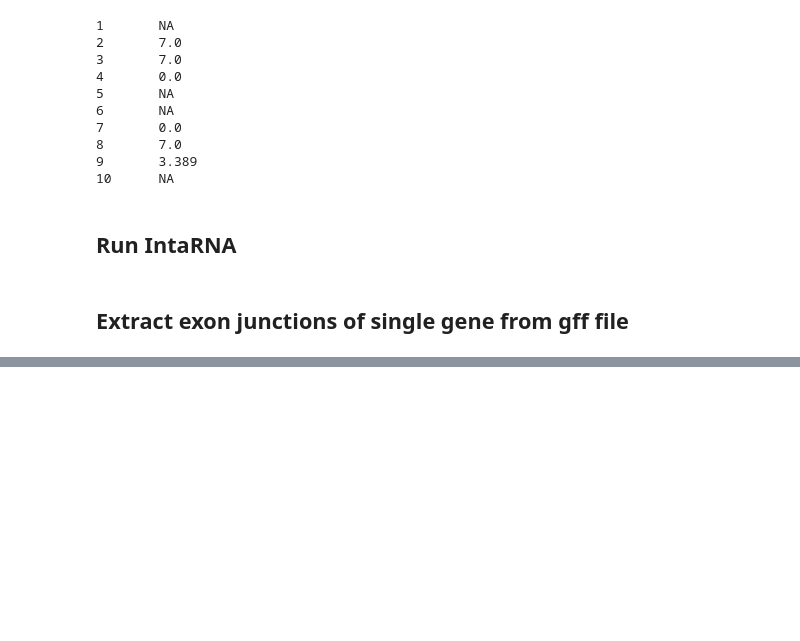
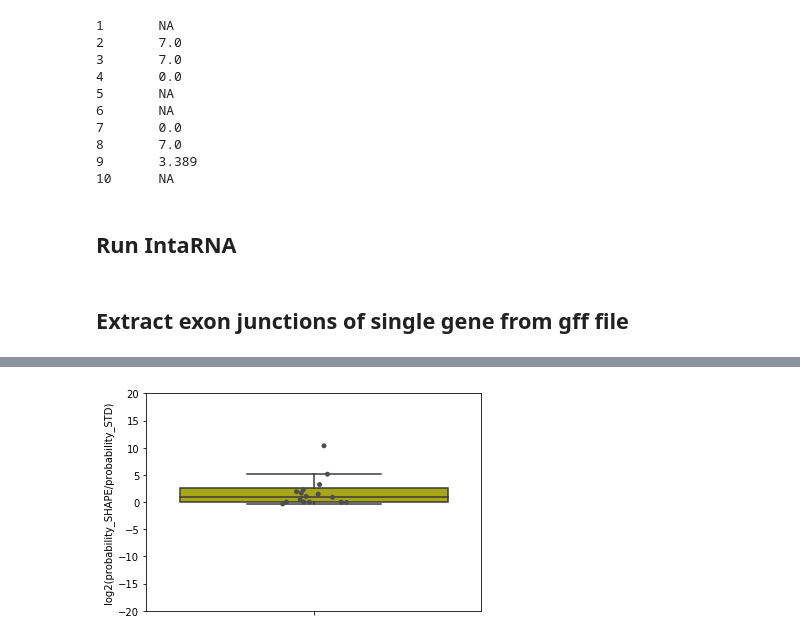
Before and after one commit to BackofenLab/IntaRNA-benchmark-SHAPE, a Jupyter notebook: src/analysis_IntaSHAPE-U1-interaction.ipynb, the cells around one changed output, grey strips where cells are left out. Drawn from its saved outputs; the diff is of its cells as text; code cells hidden in the pictures; blank space fills up the shorter version.

```diff
--- a/src/analysis_IntaSHAPE-U1-interaction.ipynb
+++ b/src/analysis_IntaSHAPE-U1-interaction.ipynb
@@ -296,4 +311,8 @@ None
 # %%
+dfs_spotprobs_genes = list()
+
 for gene in ['ACT1', 'RPS9', 'RPS10','RPL16A','NBR1',]:#'rps11','RPS11B',:
-    run_intarna_shape_for_a_gene(gene)
+    df_spotprobs_gene = run_intarna_shape_for_a_gene(gene,CDS_only=False)
+    dfs_spotprobs_genes.append(df_spotprobs_gene)
+df_spotprobs_genes = pd.concat(dfs_spotprobs_genes)
 # %% [output]
@@ -326,0 +346,12 @@ None
+# %%
+col='log2(probability_SHAPE/probability_STD)'
+sns.boxplot(col,data=df_spotprobs_genes,orient='v',
+            #whis=np.inf,
+            fliersize=0,
+            color='y',)
+sns.stripplot(col,data=df_spotprobs_genes,color=".3",orient='v',jitter=True)
+
+plt.ylim([-20,20])
+plt.show()
+# %% [output]
+[figure, added]
```
Also changed, not shown: parts of 13 cells of this notebook.
